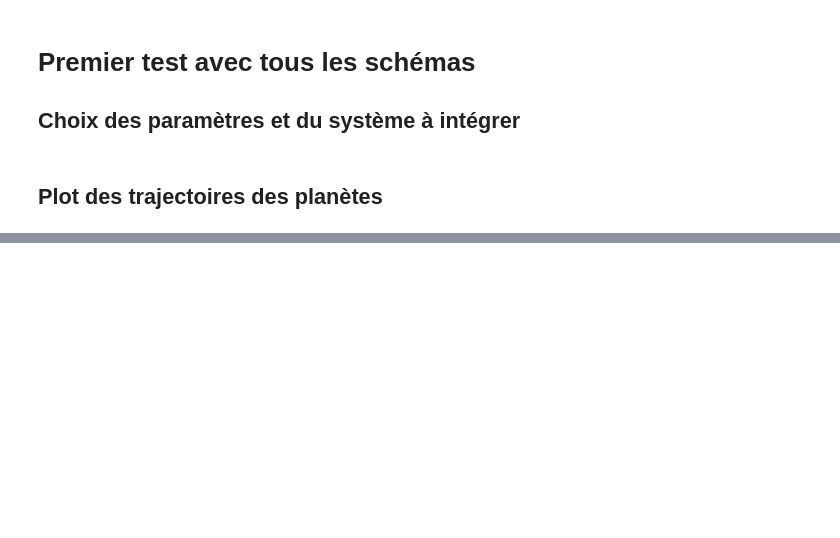
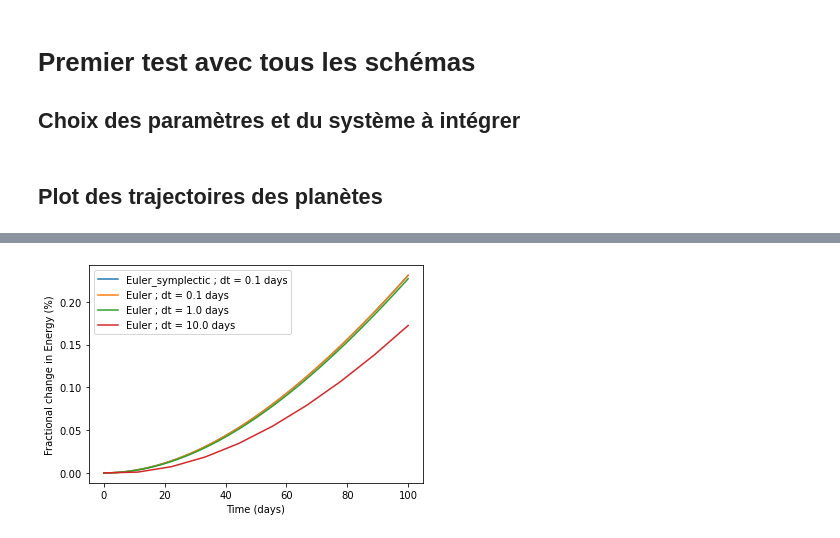
Before and after one commit to PaulCalot/MAP551, a Jupyter notebook: projet/python-galaxy/solar.ipynb, the cells around one changed output, grey strips where cells are left out. Saved outputs shown, nothing was run; the diff lists cells and outputs as text; code cells hidden in the pictures; blank space fills up the shorter version.

```diff
--- a/projet/python-galaxy/solar.ipynb
+++ b/projet/python-galaxy/solar.ipynb
@@ -297,0 +184,4 @@ plt.show()
+# %%
+plotter.plot_energy(sum_energy = True)
+# %% [output]
+[figure, added]
```
Also changed, not shown: parts of 19 cells of this notebook, 5 other files.
